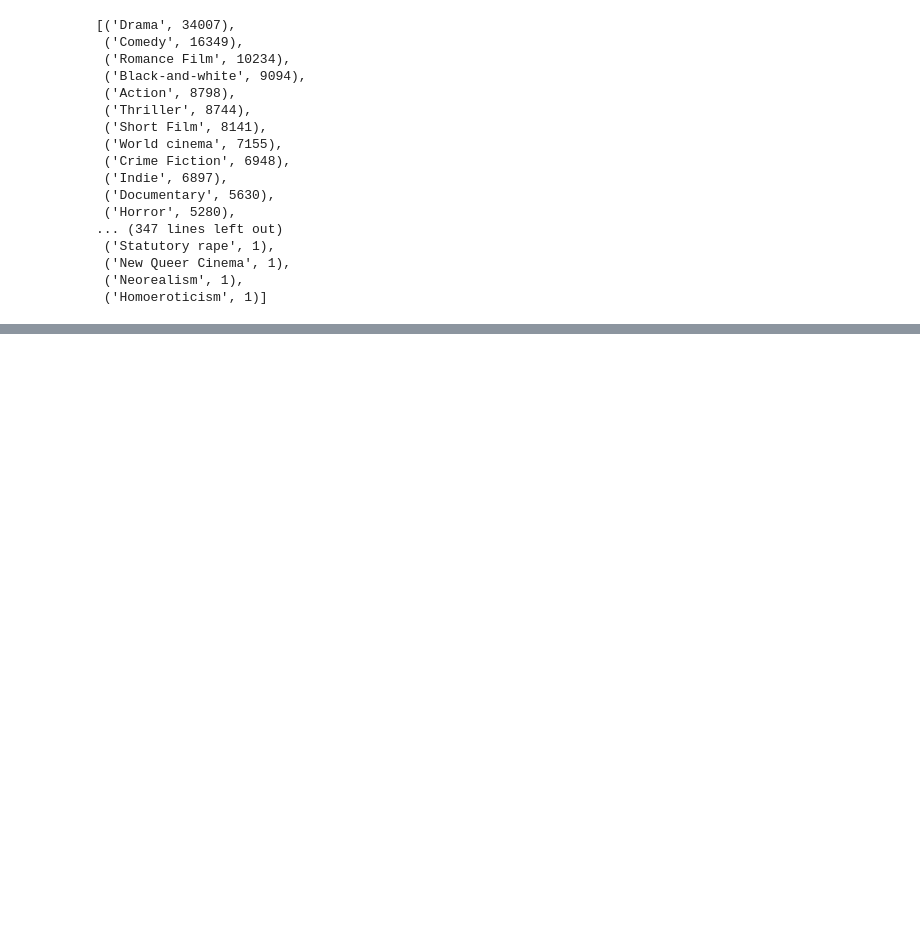
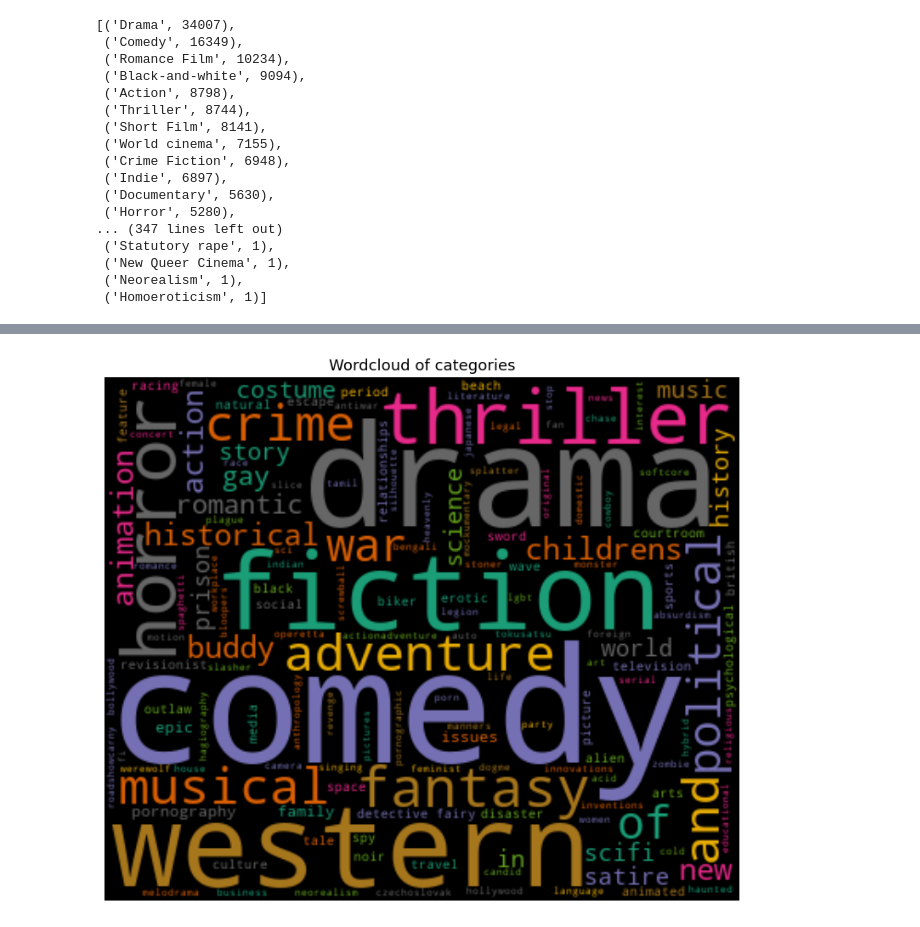
Before and after one commit to MatthiasRemta/NLP_Project, a Jupyter notebook: Cleaning_and_EDA.ipynb, the cells around one changed output, grey strips where cells are left out. Cells and saved outputs as stored; diff of their text form; code cells hidden in the pictures; blank space fills up the shorter version.

```diff
--- a/Cleaning_and_EDA.ipynb
+++ b/Cleaning_and_EDA.ipynb
@@ -253,0 +288,12 @@ sorted(element_counts.items(), key=lambda x:x[1], reverse=True)
+# %%
+# use preprocess function to preprocess genre_df['genre]
+genre_df['genre'] = genre_df['genre'].apply(lambda x: [preprocess_text(genre) for genre in x])
+#replace film, films, and movie, movies, cinema, 's with ""
+genre_df['genre'] = genre_df['genre'].apply(lambda x: [re.sub(r'\b(film|films|movie|movies|cinema|\'s)\b', '', genre) for genre in x])
+#remove trailing and leading spaces
+genre_df['genre'] = genre_df['genre'].apply(lambda x: [genre.strip() for genre in x])
+# %%
+#reduce categories
+unique_categories = list(set([category for sublist in genre_df['genre'] for category in sublist]))
+
+unique_categories
@@ -253,0 +318,7 @@ sorted(element_counts.items(), key=lambda x:x[1], reverse=True)
+# %%
+#tokenize the categories
+tokenized_categories = [category.split() for category in unique_categories]
+#show word cloud of the categories
+generate_wordcloud(Counter([word for sublist in tokenized_categories for word in sublist]), 'Wordcloud of categories')
+# %% [output]
+[figure, added]
```
Also changed, not shown: parts of 18 cells of this notebook.
